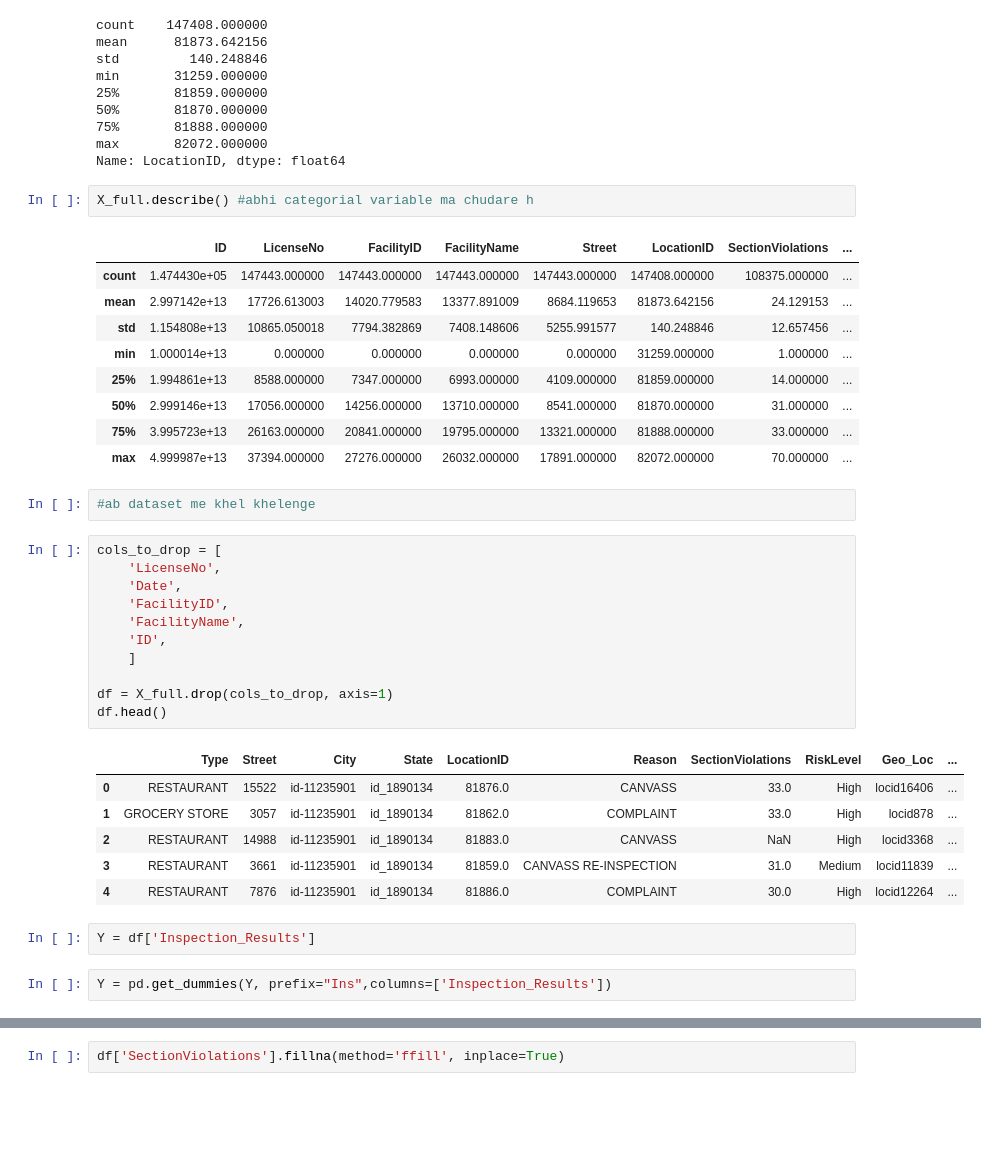
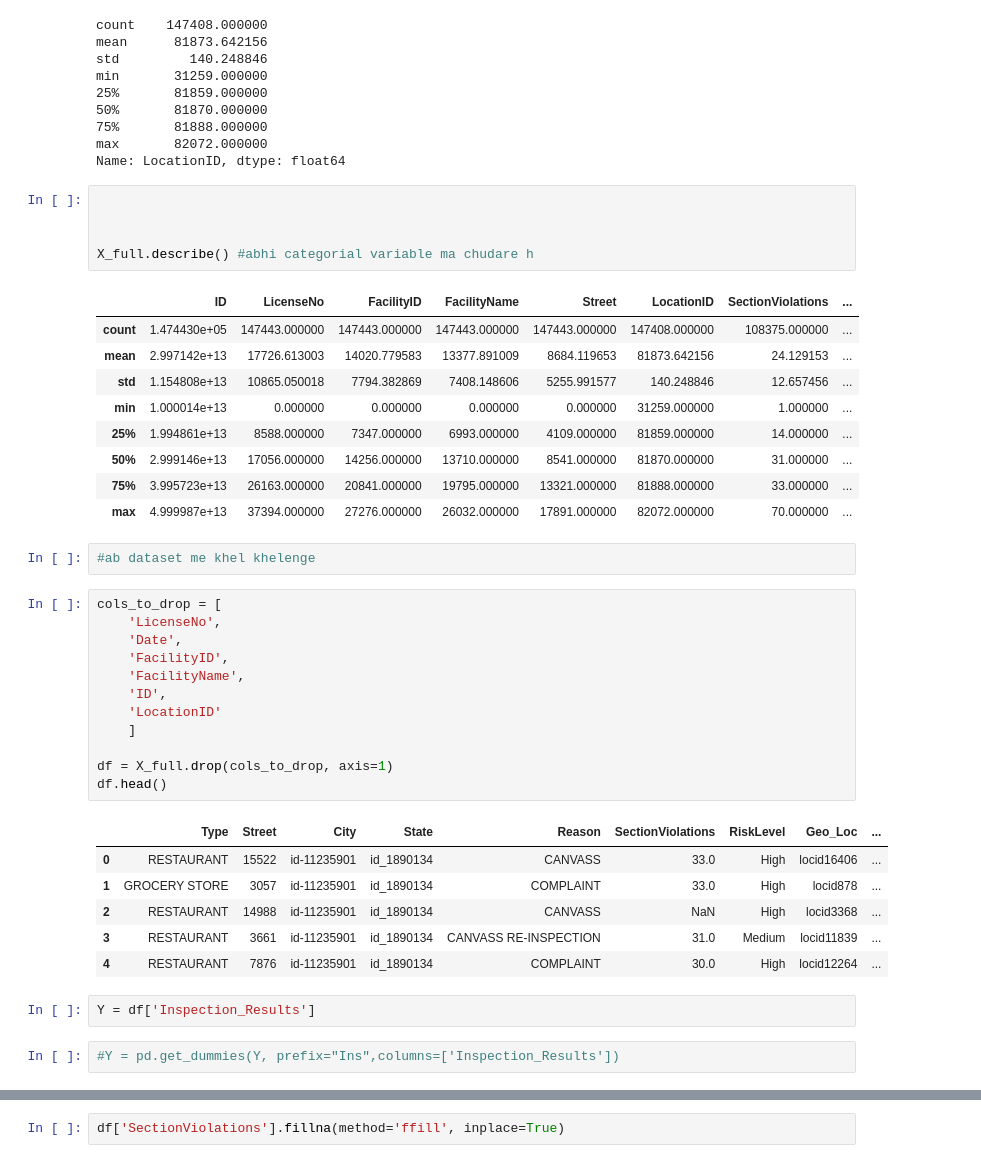
Before and after one commit to DataSenseiAryan/MachineHackFoodQuality, a Jupyter notebook: Food_QUalityA_ParticipantsData/MHFOOD1VagueSubmission.ipynb, the cells around one changed output, grey strips where cells are left out. Cells and saved outputs as stored; diff of their text form; blank space fills up the shorter version.

```diff
--- a/Food_QUalityA_ParticipantsData/MHFOOD1VagueSubmission.ipynb
+++ b/Food_QUalityA_ParticipantsData/MHFOOD1VagueSubmission.ipynb
@@ -75,6 +75,9 @@ min       31259.000000
 max       82072.000000
 Name: LocationID, dtype: float64
 # %%
+
+
+
 X_full.describe() #abhi categorial variable ma chudare h
 # %% [output]
 |  | ID | LicenseNo | FacilityID | FacilityName | Street | LocationID | SectionViolations | ... |
@@ -91,25 +94,26 @@ X_full.describe() #abhi categorial variable ma chudare h
 # %%
 cols_to_drop = [
     'LicenseNo',
     'Date',
     'FacilityID',
     'FacilityName',
     'ID',
+    'LocationID'
     ]
 
 df = X_full.drop(cols_to_drop, axis=1)
 df.head()
 # %% [output]
-|  | Type | Street | City | State | LocationID | Reason | SectionViolations | RiskLevel | Geo_Loc | ... |
-| 0 | RESTAURANT | 15522 | id-11235901 | id_1890134 | 81876.0 | CANVASS | 33.0 | High | locid16406 | ... |
-| 1 | GROCERY STORE | 3057 | id-11235901 | id_1890134 | 81862.0 | COMPLAINT | 33.0 | High | locid878 | ... |
-| 2 | RESTAURANT | 14988 | id-11235901 | id_1890134 | 81883.0 | CANVASS | NaN | High | locid3368 | ... |
-| 3 | RESTAURANT | 3661 | id-11235901 | id_1890134 | 81859.0 | CANVASS RE-INSPECTION | 31.0 | Medium | locid11839 | ... |
-| 4 | RESTAURANT | 7876 | id-11235901 | id_1890134 | 81886.0 | COMPLAINT | 30.0 | High | locid12264 | ... |
+|  | Type | Street | City | State | Reason | SectionViolations | RiskLevel | Geo_Loc | ... |
+| 0 | RESTAURANT | 15522 | id-11235901 | id_1890134 | CANVASS | 33.0 | High | locid16406 | ... |
+| 1 | GROCERY STORE | 3057 | id-11235901 | id_1890134 | COMPLAINT | 33.0 | High | locid878 | ... |
+| 2 | RESTAURANT | 14988 | id-11235901 | id_1890134 | CANVASS | NaN | High | locid3368 | ... |
+| 3 | RESTAURANT | 3661 | id-11235901 | id_1890134 | CANVASS RE-INSPECTION | 31.0 | Medium | locid11839 | ... |
+| 4 | RESTAURANT | 7876 | id-11235901 | id_1890134 | COMPLAINT | 30.0 | High | locid12264 | ... |
 # %%
 Y = df['Inspection_Results']
 # %%
-Y = pd.get_dummies(Y, prefix="Ins",columns=['Inspection_Results'])
+#Y = pd.get_dummies(Y, prefix="Ins",columns=['Inspection_Results'])
 # %%
 Y.head()
 # %% [output]
```
Also changed, not shown: parts of 18 cells of this notebook, 8 other files.
